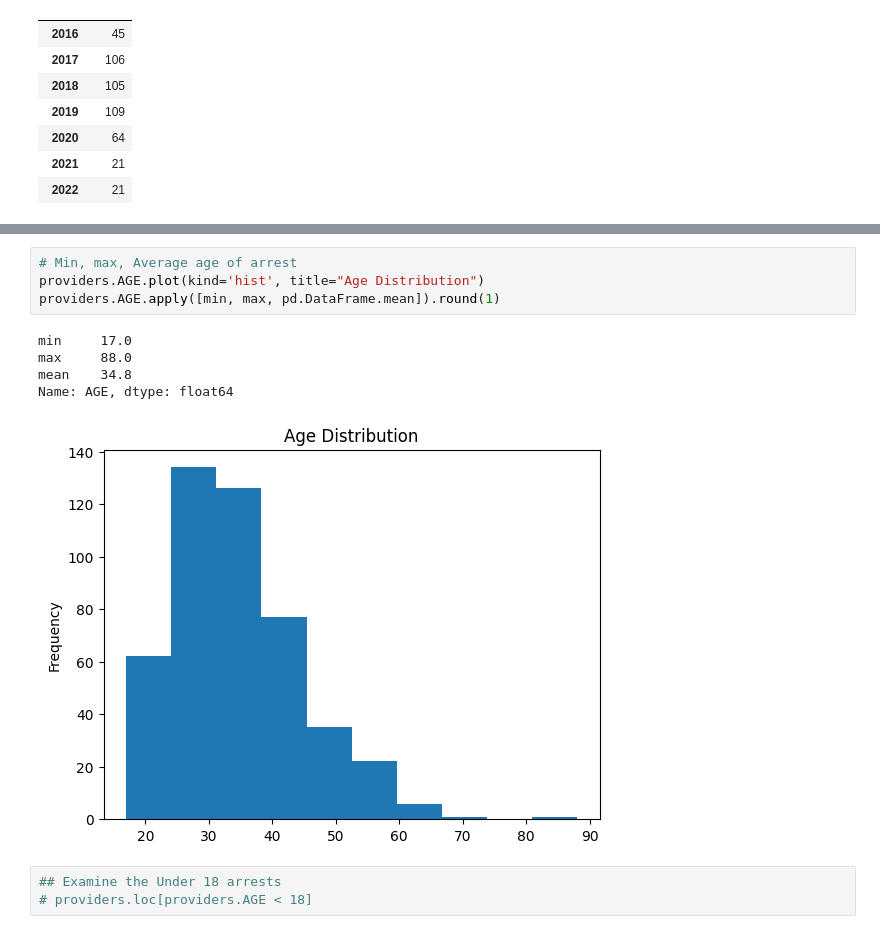
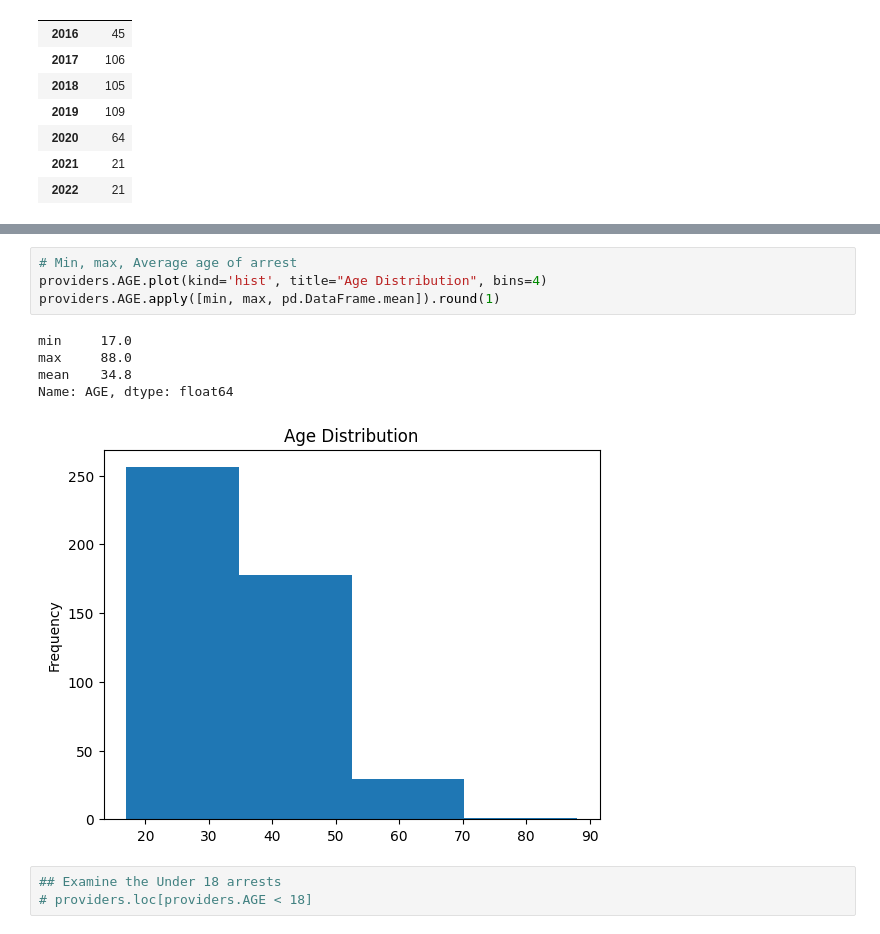
Before and after one commit to moates/pghSWArrests, a Jupyter notebook: arrest_data_analysis.ipynb, the cells around one changed output, grey strips where cells are left out. Saved outputs shown, nothing was run; the diff lists cells and outputs as text.

```diff
--- a/arrest_data_analysis.ipynb
+++ b/arrest_data_analysis.ipynb
@@ -390,13 +391,13 @@ providers.AGE.isna().sum()
 # %%
 # Min, max, Average age of arrest
-providers.AGE.plot(kind='hist', title="Age Distribution")
+providers.AGE.plot(kind='hist', title="Age Distribution", bins=4)
 providers.AGE.apply([min, max, pd.DataFrame.mean]).round(1)
 # %% [output]
 min     17.0
 max     88.0
 mean    34.8
 Name: AGE, dtype: float64
-[figure, old version]
+[figure, new version]
 # %%
 ## Examine the Under 18 arrests
 # providers.loc[providers.AGE < 18]
```
Also changed, not shown: parts of 7 cells of this notebook.
